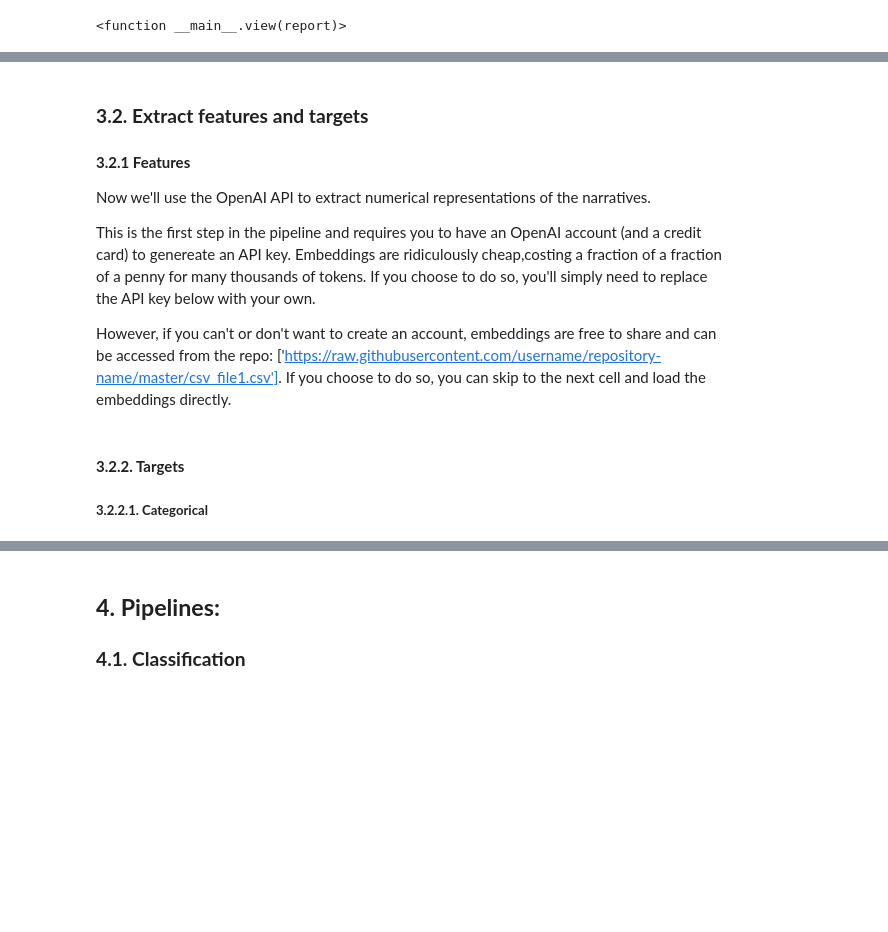
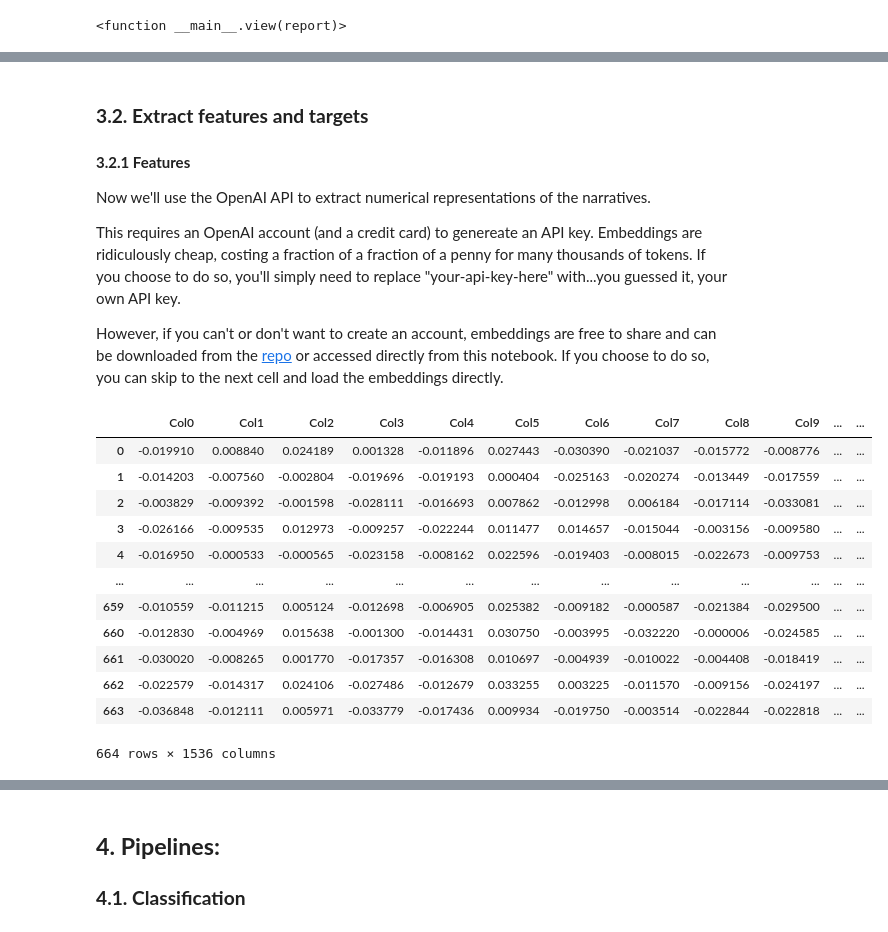
Before and after one commit to shwnmnl/OpenProjection, a Jupyter notebook: OpenProjection.ipynb, the cells around one changed output, grey strips where cells are left out. Drawn from its saved outputs; the diff is of its cells as text; code cells hidden in the pictures; blank space fills up the shorter version.

```diff
--- a/OpenProjection.ipynb
+++ b/OpenProjection.ipynb
@@ -192,10 +317,11 @@ interactive(children=(IntSlider(value=0, description='report', max=663), Output(
 #### **3.2.1 Features**
 Now we'll use the OpenAI API to extract numerical representations of the narratives.
 
-This is the first step in the pipeline and requires you to have an OpenAI account (and a credit card) to genereate an API key. Embeddings are ridiculously cheap,costing a fraction of a fraction of a penny for many thousands of tokens.
-If you choose to do so, you'll simply need to replace the API key below with your own.
+This requires an OpenAI account (and a credit card) to genereate an API key.
+Embeddings are ridiculously cheap, costing a fraction of a fraction of a penny for many thousands of tokens.
+If you choose to do so, you'll simply need to replace "your-api-key-here" with...you guessed it, your own API key.
 
 However, if you can't or don't want to create an account, embeddings are free to share and
-can be accessed from the repo: ['https://raw.githubusercontent.com/username/repository-name/master/csv_file1.csv'].
+can be downloaded from the [repo](https://github.com/shwnmnl/OpenProjection) or accessed directly from this notebook.
 If you choose to do so, you can skip to the next cell and load the embeddings directly.
 # %%
@@ -221,3 +346,18 @@ If you choose to do so, you can skip to the next cell and load the embeddings di
-# %% [markdown]
-#### **3.2.2. Targets**
-##### **3.2.2.1. Categorical**
+# %%
+### Load dataframe from csv
+embeddings_df = pd.read_csv('https://raw.githubusercontent.com/shwnmnl/OpenProjection/main/embeddings.csv', index_col=0)
+embeddings_df
+# %% [output]
+|  | Col0 | Col1 | Col2 | Col3 | Col4 | Col5 | Col6 | Col7 | Col8 | Col9 | ... | ... |
+| 0 | -0.019910 | 0.008840 | 0.024189 | 0.001328 | -0.011896 | 0.027443 | -0.030390 | -0.021037 | -0.015772 | -0.008776 | ... | ... |
+| 1 | -0.014203 | -0.007560 | -0.002804 | -0.019696 | -0.019193 | 0.000404 | -0.025163 | -0.020274 | -0.013449 | -0.017559 | ... | ... |
+| 2 | -0.003829 | -0.009392 | -0.001598 | -0.028111 | -0.016693 | 0.007862 | -0.012998 | 0.006184 | -0.017114 | -0.033081 | ... | ... |
+| 3 | -0.026166 | -0.009535 | 0.012973 | -0.009257 | -0.022244 | 0.011477 | 0.014657 | -0.015044 | -0.003156 | -0.009580 | ... | ... |
+| 4 | -0.016950 | -0.000533 | -0.000565 | -0.023158 | -0.008162 | 0.022596 | -0.019403 | -0.008015 | -0.022673 | -0.009753 | ... | ... |
+| ... | ... | ... | ... | ... | ... | ... | ... | ... | ... | ... | ... | ... |
+| 659 | -0.010559 | -0.011215 | 0.005124 | -0.012698 | -0.006905 | 0.025382 | -0.009182 | -0.000587 | -0.021384 | -0.029500 | ... | ... |
+| 660 | -0.012830 | -0.004969 | 0.015638 | -0.001300 | -0.014431 | 0.030750 | -0.003995 | -0.032220 | -0.000006 | -0.024585 | ... | ... |
+| 661 | -0.030020 | -0.008265 | 0.001770 | -0.017357 | -0.016308 | 0.010697 | -0.004939 | -0.010022 | -0.004408 | -0.018419 | ... | ... |
+| 662 | -0.022579 | -0.014317 | 0.024106 | -0.027486 | -0.012679 | 0.033255 | 0.003225 | -0.011570 | -0.009156 | -0.024197 | ... | ... |
+| 663 | -0.036848 | -0.012111 | 0.005971 | -0.033779 | -0.017436 | 0.009934 | -0.019750 | -0.003514 | -0.022844 | -0.022818 | ... | ... |
+664 rows × 1536 columns
```
Also changed, not shown: parts of 38 cells of this notebook.
